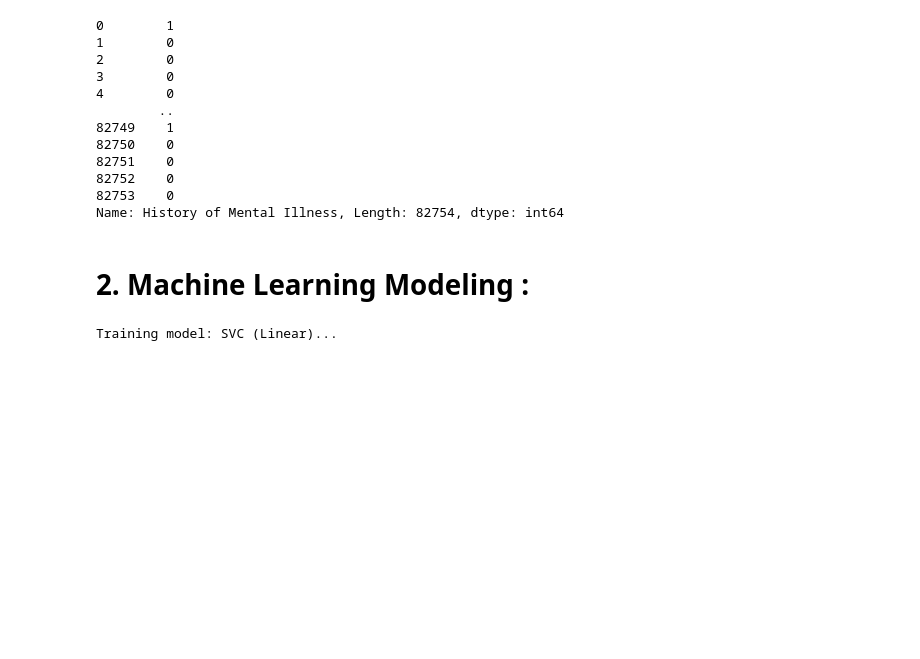
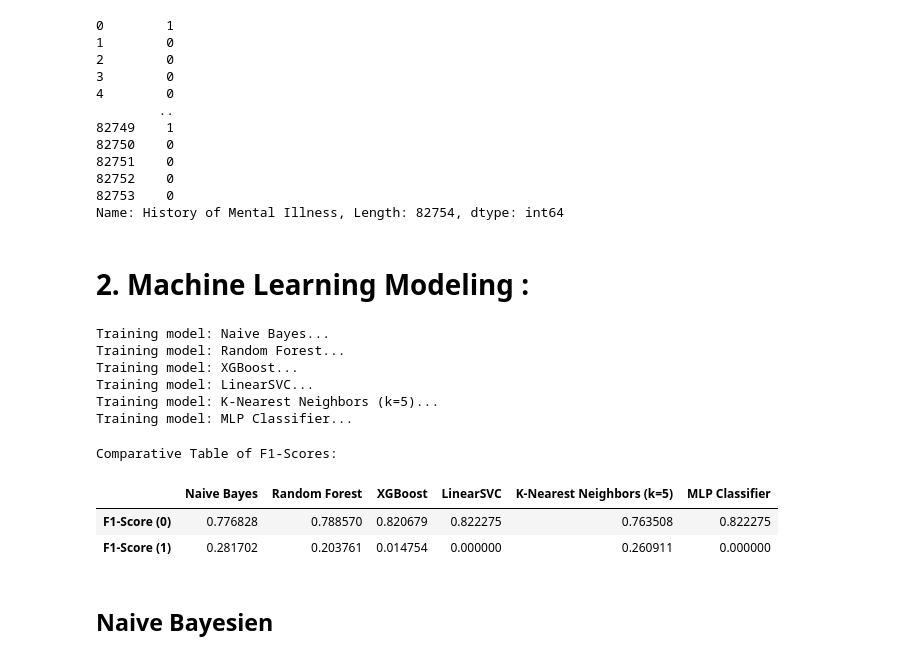
Before and after one commit to KoubaaMahdi/MLops, a Jupyter notebook: notebooks/ML_modeling.ipynb, the cells around one changed output. Drawn from its saved outputs; the diff is of its cells as text; code cells hidden in the pictures; blank space fills up the shorter version.

```diff
--- a/notebooks/ML_modeling.ipynb
+++ b/notebooks/ML_modeling.ipynb
@@ -112,12 +115,14 @@ def train_and_evaluate_model(model, x_train, y_train, x_test, y_test):
     return report
 # %%
 # Initialize models
+# Initialize models
 models = {
-    "SVC (Linear)": SVC(kernel="linear", probability=True),
-    "SVC (Non-Linear)": SVC(kernel="rbf", probability=True),
     "Naive Bayes": GaussianNB(),
     "Random Forest": RandomForestClassifier(n_estimators=100, random_state=42),
-    "XGBoost": XGBClassifier(use_label_encoder=False, eval_metric="logloss", random_state=42)
+    "XGBoost": XGBClassifier(use_label_encoder=False, eval_metric="logloss", random_state=42),
+    "LinearSVC": LinearSVC( ),
+    "K-Nearest Neighbors (k=5)": KNeighborsClassifier(n_neighbors=5),
+    "MLP Classifier": MLPClassifier(hidden_layer_sizes=(128, 64), max_iter=200, random_state=42)
 }
 
 # Dictionary to store results
@@ -132,11 +137,23 @@ for model_name, model in models.items():
         "F1-Score (1)": report["1"]["f1-score"]
     }
 # %% [output]
-Training model: SVC (Linear)...
+Training model: Naive Bayes...
+Training model: Random Forest...
+Training model: XGBoost...
+Training model: LinearSVC...
+Training model: K-Nearest Neighbors (k=5)...
+Training model: MLP Classifier...
 # %%
 # Create a comparative table
-results_df = pd.DataFrame(results).T
+results_df = pd.DataFrame(results)
 print("\nComparative Table of F1-Scores:")
 
 # Display the table
-print(results_df)
+results_df
+# %% [output]
+Comparative Table of F1-Scores:
+|  | Naive Bayes | Random Forest | XGBoost | LinearSVC | K-Nearest Neighbors (k=5) | MLP Classifier |
+| F1-Score (0) | 0.776828 | 0.788570 | 0.820679 | 0.822275 | 0.763508 | 0.822275 |
+| F1-Score (1) | 0.281702 | 0.203761 | 0.014754 | 0.000000 | 0.260911 | 0.000000 |
+# %% [markdown]
+## Naive Bayesien
```
Also changed, not shown: parts of 6 cells of this notebook, 1 other file.
